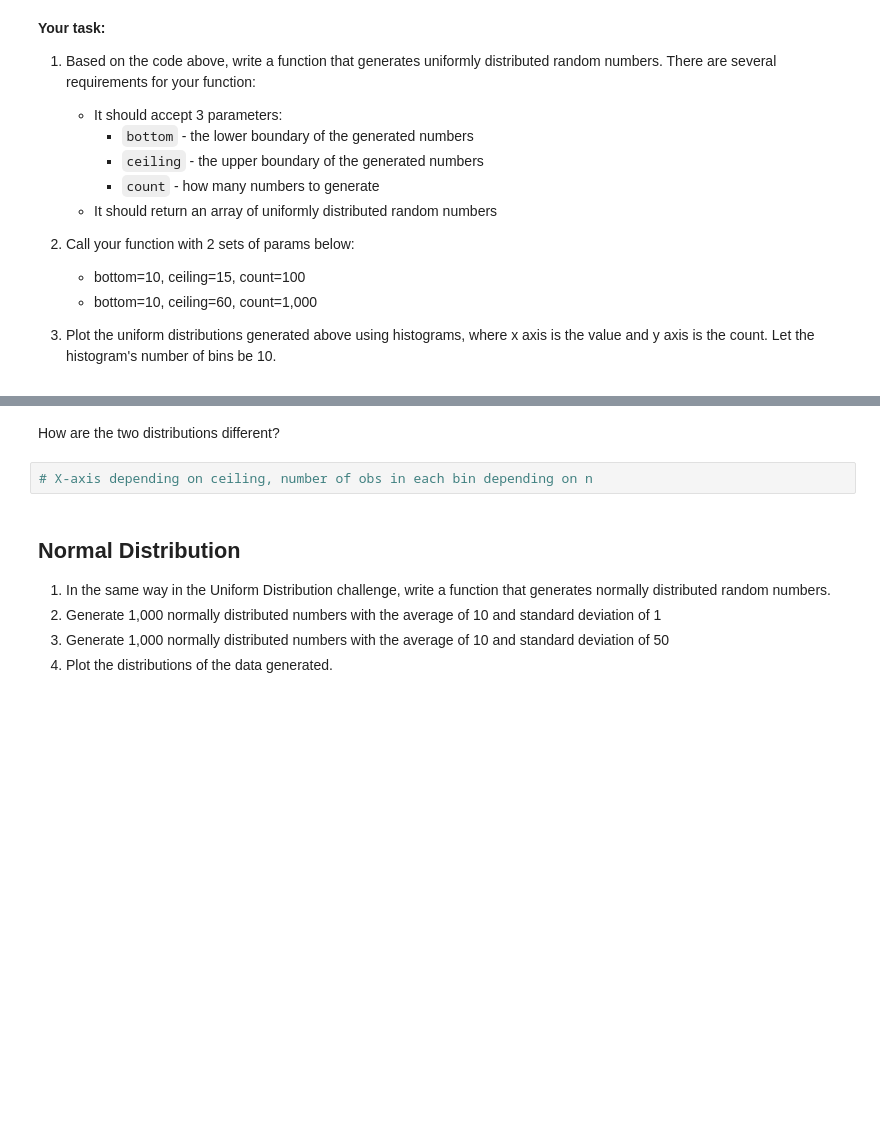
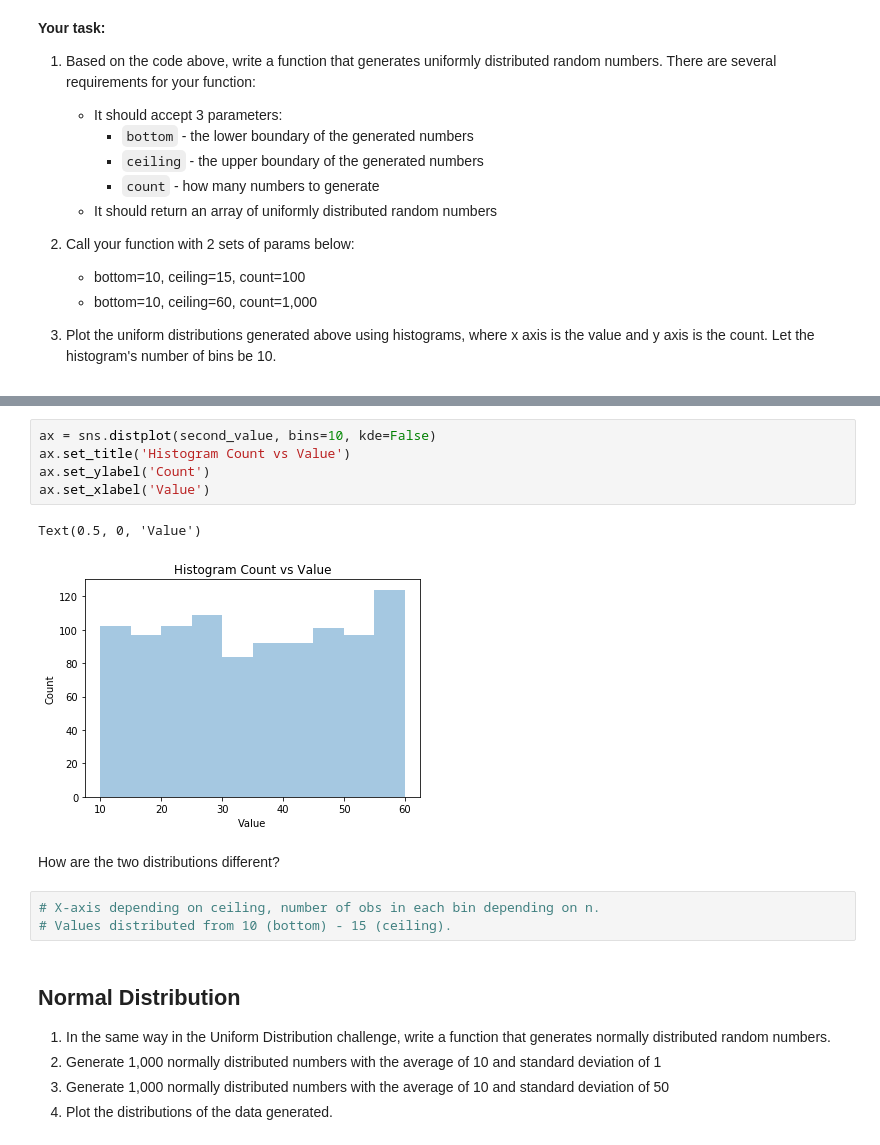
Before and after one commit to ta-datapt-bcn/lab-cont-probability-distribution, a Jupyter notebook: your_code/main.ipynb, the cells around one changed output, grey strips where cells are left out. Saved outputs shown, nothing was run; the diff lists cells and outputs as text; blank space fills up the shorter version.

```diff
--- a/your_code/main.ipynb
+++ b/your_code/main.ipynb
@@ -46,7 +61,16 @@ print(randoms)
+# %%
+ax = sns.distplot(second_value, bins=10, kde=False)
+ax.set_title('Histogram Count vs Value')
+ax.set_ylabel('Count')
+ax.set_xlabel('Value')
+# %% [output]
+Text(0.5, 0, 'Value')
+[figure, added]
 # %% [markdown]
 How are the two distributions different?
 # %%
-# X-axis depending on ceiling, number of obs in each bin depending on n
+# X-axis depending on ceiling, number of obs in each bin depending on n.
+# Values distributed from 10 (bottom) - 15 (ceiling).
 # %% [markdown]
 ## Normal Distribution
 
```
Also changed, not shown: parts of 19 cells of this notebook, 1 other file.
